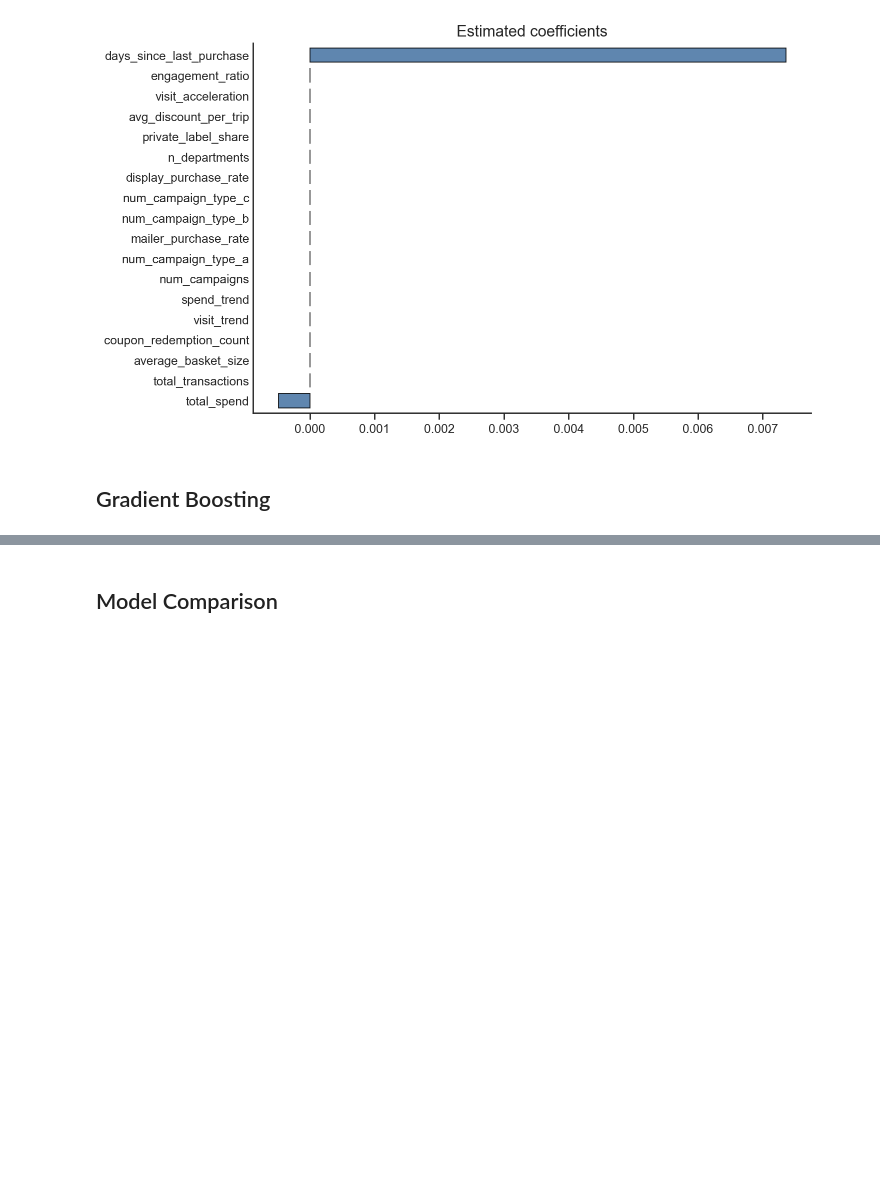
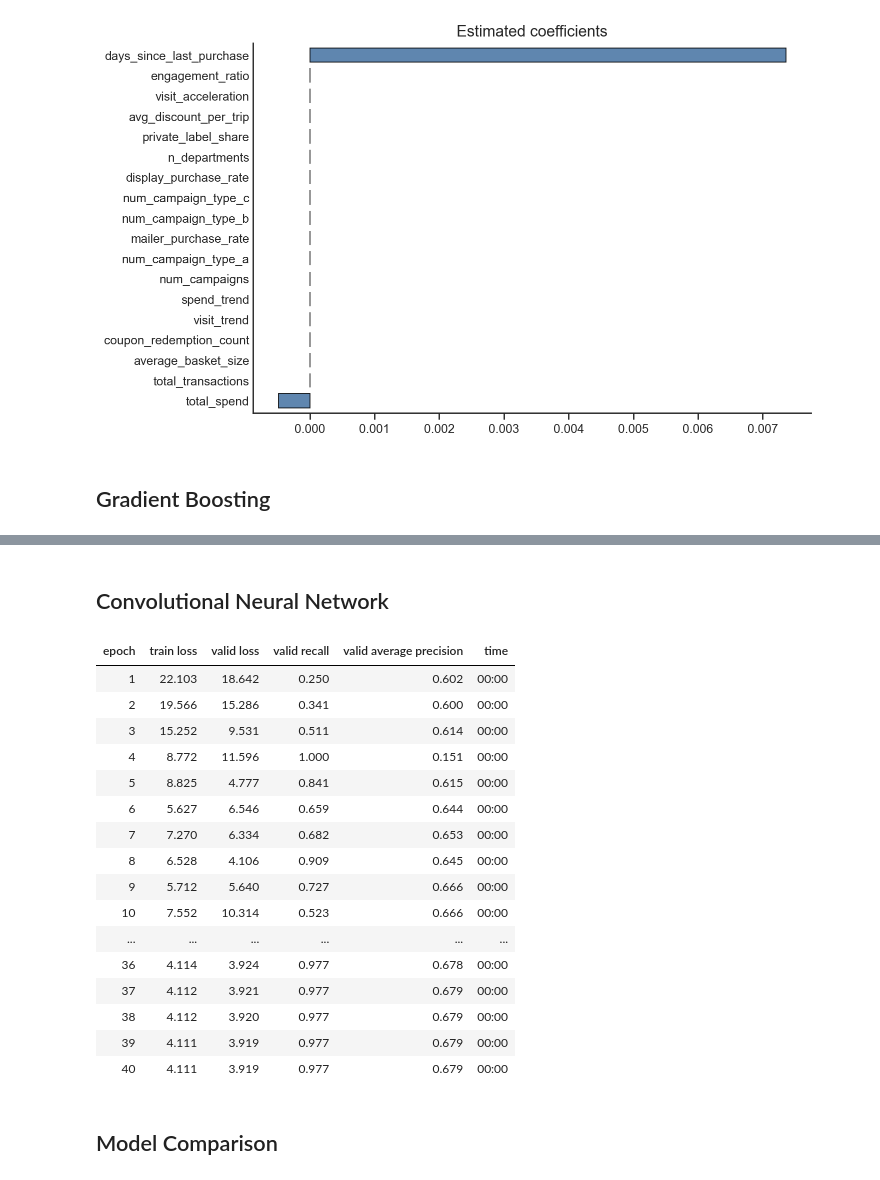
Before and after one commit to Kasperclowes/QBUS3820-Group-Assignment, a Jupyter notebook: RUN_Alexander.ipynb, the cells around one changed output, grey strips where cells are left out. Saved outputs shown, nothing was run; the diff lists cells and outputs as text; code cells hidden in the pictures; blank space fills up the shorter version.

```diff
--- a/RUN_Alexander.ipynb
+++ b/RUN_Alexander.ipynb
@@ -390,6 +410,34 @@ XGBClassifier(base_score=None, booster=None, callbacks=None,
               max_leaves=None, min_child_weight=1, missing=nan,
               monotone_constraints=None, multi_strategy=None, n_estimators=2000,
               n_jobs=None, num_parallel_tree=None, ...)
+# %% [markdown]
+## Convolutional Neural Network
+# %%
+
+#training CNN
+train_loader, valid_dataset= CNN.create_dataloaders(X_train, y_train, X_valid, y_valid)
+model = CNN.choose_model_features(X_train)
+num_epochs = 40
+lr = 0.001
+model_CNN = CNN.train(model, train_loader, valid_dataset, y_valid, num_epochs=num_epochs, lr=lr)
+# %% [output]
+| epoch | train loss | valid loss | valid recall | valid average precision | time |
+| 1 | 22.103 | 18.642 | 0.250 | 0.602 | 00:00 |
+| 2 | 19.566 | 15.286 | 0.341 | 0.600 | 00:00 |
+| 3 | 15.252 | 9.531 | 0.511 | 0.614 | 00:00 |
+| 4 | 8.772 | 11.596 | 1.000 | 0.151 | 00:00 |
+| 5 | 8.825 | 4.777 | 0.841 | 0.615 | 00:00 |
+| 6 | 5.627 | 6.546 | 0.659 | 0.644 | 00:00 |
+| 7 | 7.270 | 6.334 | 0.682 | 0.653 | 00:00 |
+| 8 | 6.528 | 4.106 | 0.909 | 0.645 | 00:00 |
+| 9 | 5.712 | 5.640 | 0.727 | 0.666 | 00:00 |
+| 10 | 7.552 | 10.314 | 0.523 | 0.666 | 00:00 |
+| ... | ... | ... | ... | ... | ... |
+| 36 | 4.114 | 3.924 | 0.977 | 0.678 | 00:00 |
+| 37 | 4.112 | 3.921 | 0.977 | 0.679 | 00:00 |
+| 38 | 4.112 | 3.920 | 0.977 | 0.679 | 00:00 |
+| 39 | 4.111 | 3.919 | 0.977 | 0.679 | 00:00 |
+| 40 | 4.111 | 3.919 | 0.977 | 0.679 | 00:00 |
 # %% [markdown]
 ## Model Comparison
 # %%
```
Also changed, not shown: parts of 3 cells of this notebook, 2 other files.
